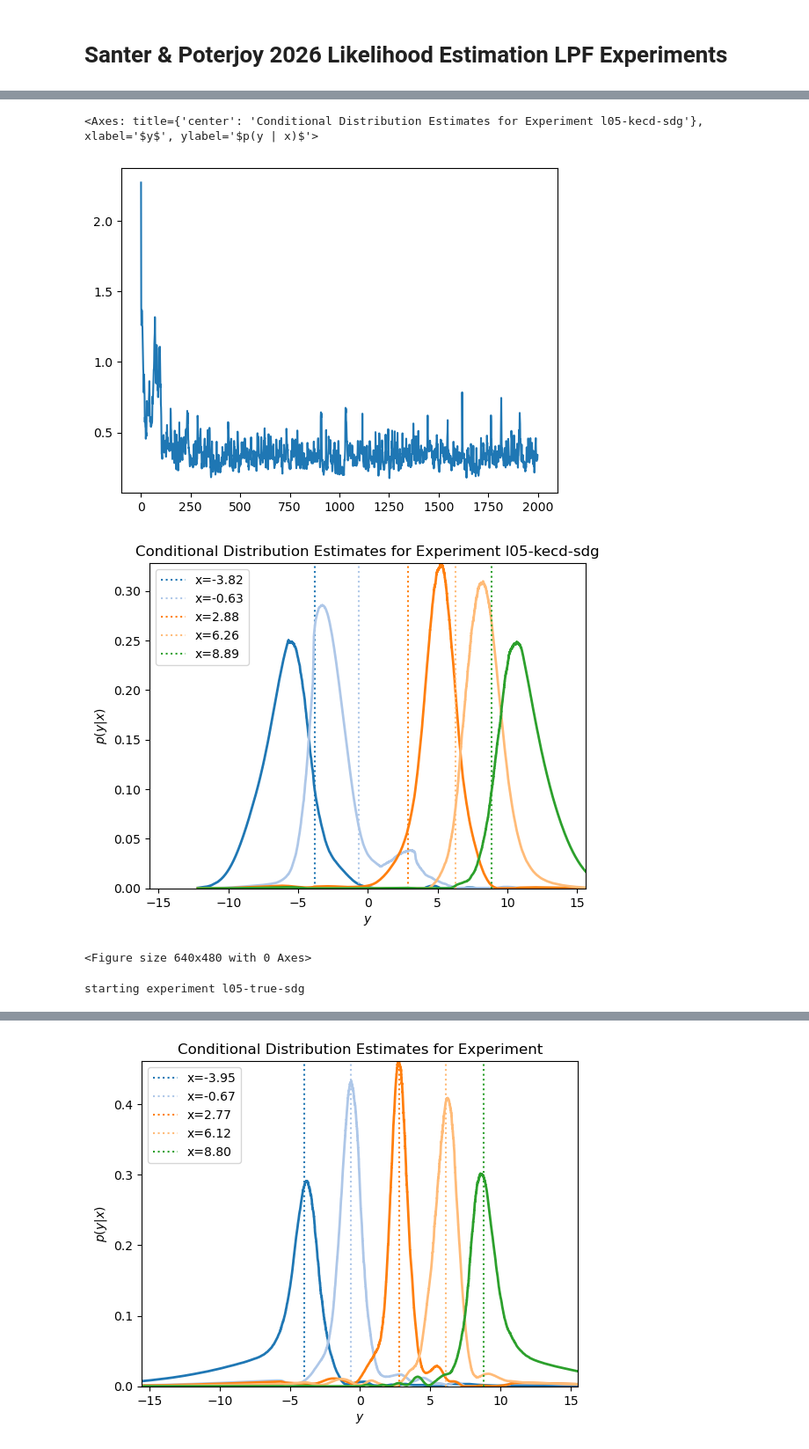
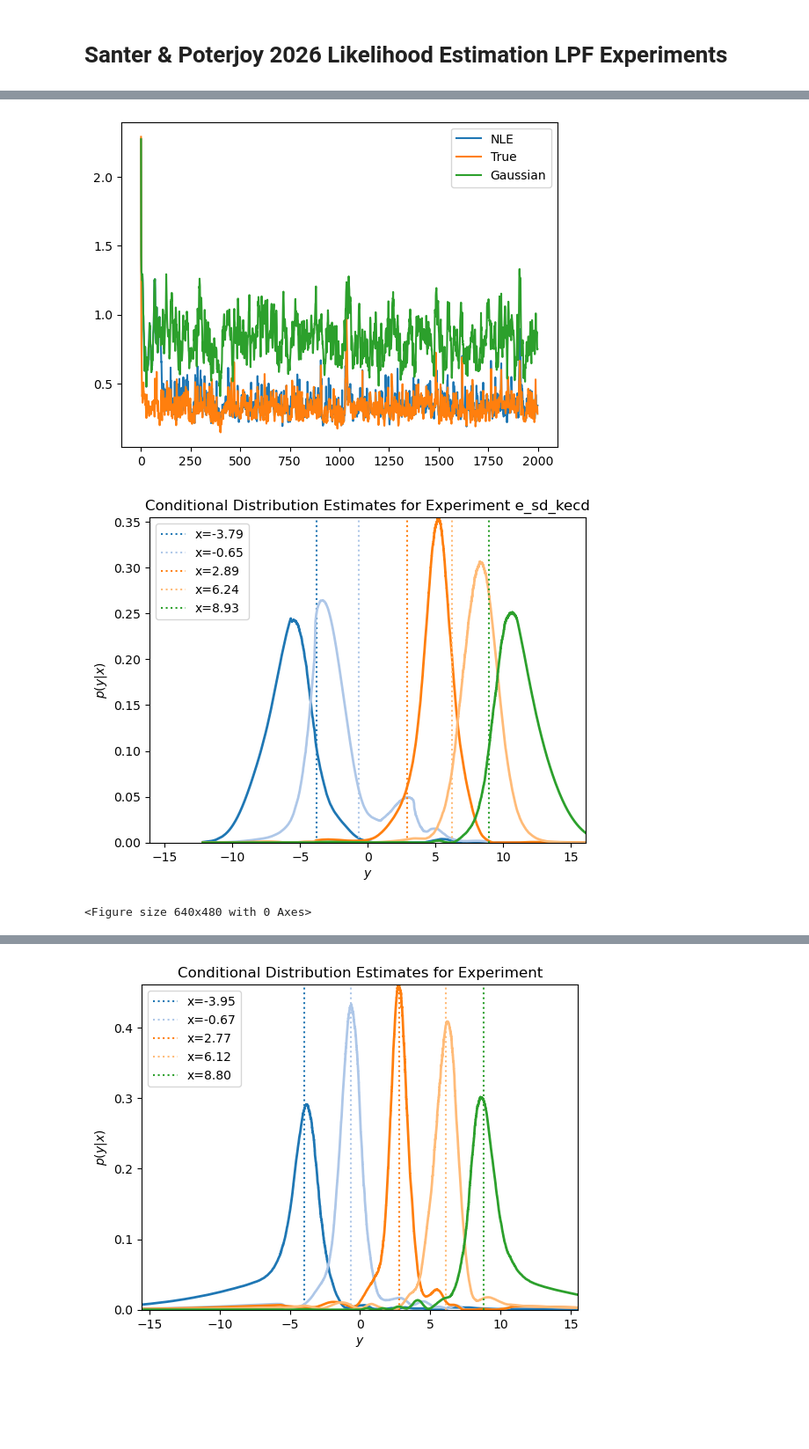
Before and after one commit to hsanter/DAPyr-nle, a Jupyter notebook: src/notebooks/SanterPoterjoy26.ipynb, the cells around one changed output, grey strips where cells are left out. Shown at 88% size. Saved outputs shown, nothing was run; the diff lists cells and outputs as text; code cells hidden in the pictures; blank space fills up the shorter version.

```diff
--- a/src/notebooks/SanterPoterjoy26.ipynb
+++ b/src/notebooks/SanterPoterjoy26.ipynb
@@ -62,7 +84,7 @@ starting experiment l05-kecd-sdg
 # %%
 dap.runDA(e_sd_kecd)
-print('starting e sd kecd')
-dap.plot_pab(e_sd_kecd)
+dap.runDA(e_sd_true)
+dap.runDA(e_sd_gaus)
 # %% [output]
 DB: Starting cycle 0
 DB: Starting cycle 20
@@ -89,27 +107,15 @@ e_sd_kecd.saveExpt()
 # %%
-plt.plot(e_sd_kecd.rmse)
+plt.plot(e_sd_kecd.rmse, label='NLE')
+plt.plot(e_sd_true.rmse, label='True')
+plt.plot(e_sd_gaus.rmse, label='Gaussian')
+plt.legend()
+plt.show()
 dap.plot_pab(e_sd_kecd, plot_states=True)
+
+e_sd_kecd.saveExpt()
+e_sd_true.saveExpt()
+e_sd_gaus.saveExpt()
 # %% [output]
-<Axes: title={'center': 'Conditional Distribution Estimates for Experiment l05-kecd-sdg'}, xlabel='$y$', ylabel='$p(y | x)$'>
-[figure, old version]
+[figure, new version]
-[figure, old version]
+[figure, new version]
-<Figure size 640x480 with 0 Axes>
+<Figure size 640x480 with 0 Axes>
-# %%
-e_name = 'l05-true-sdg'
-print(f'starting experiment {e_name}')
-e_sd_true = dap.Expt(e_name, {'expt_flag': 1,
-                       'model_flag':2,
-                       'localize':1,
-                       'obf': 4,
-                       'seed': 58,
-                       'qc_flag': 0,
-                       'used_obs_err': 1,
-                       'prescribed_obs_err': 1,
-                       'used_obs_err_params': uoep_sd,
-                       'prescribed_obs_err_params': poep_sd,
-                       'save_keest_pab':1,
-                       'Ne':80,
-                       'T': 2000,
-                       })
-# %% [output]
-starting experiment l05-true-sdg
```
Also changed, not shown: parts of 7 cells of this notebook, 4 other files.
